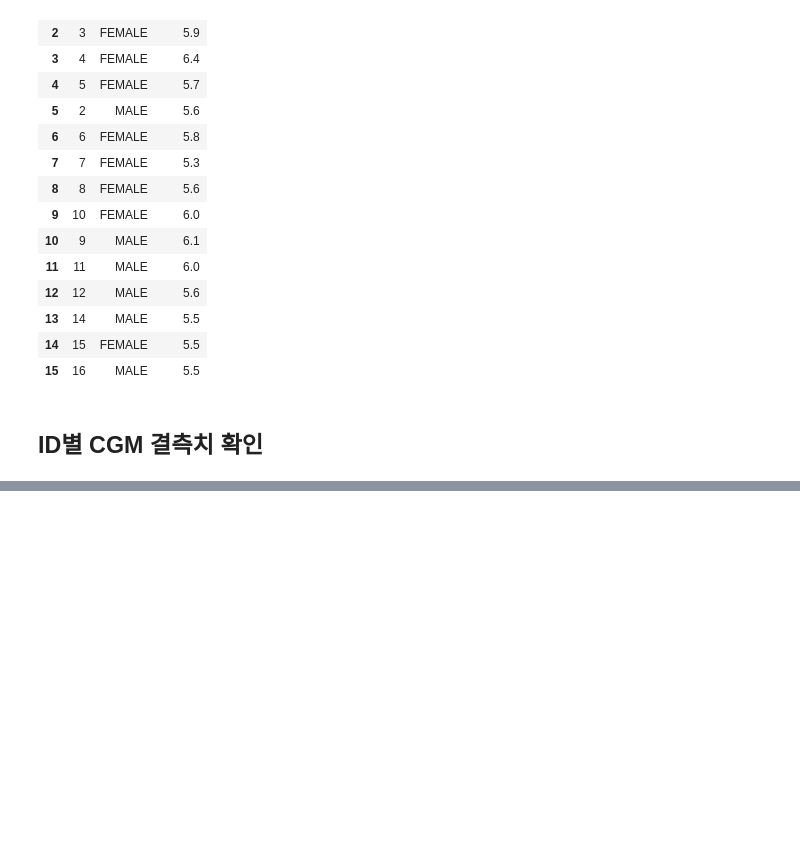
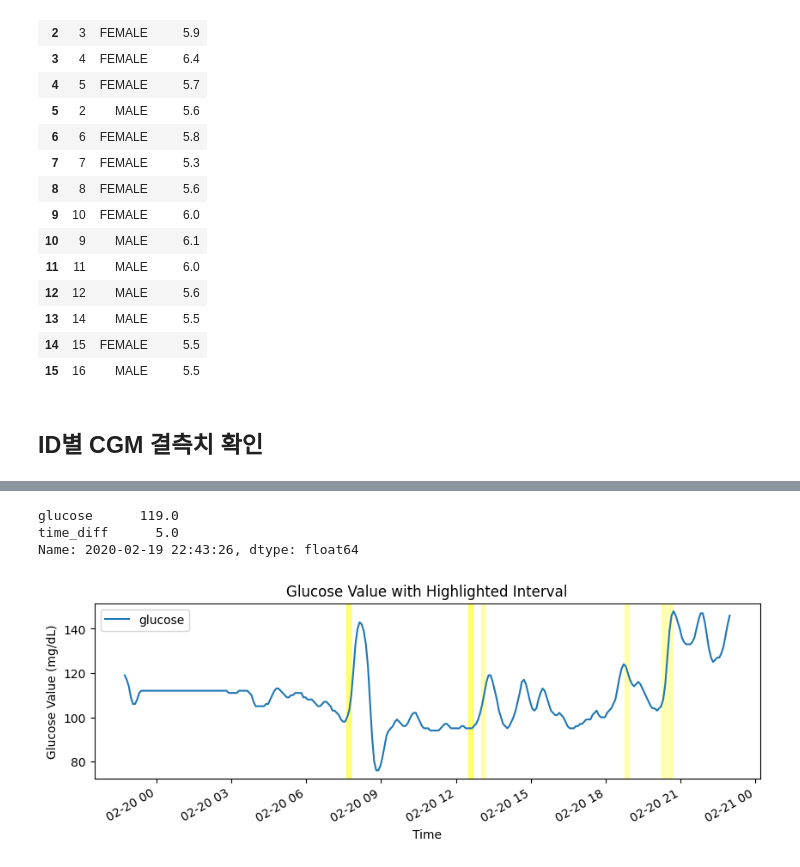
Before and after one commit to gjlee0802/engineering-digital-biomarkers, a Jupyter notebook: checking_cgm_missing_values.ipynb, the cells around one changed output, grey strips where cells are left out. Cells and saved outputs as stored; diff of their text form; code cells hidden in the pictures; blank space fills up the shorter version.

Commit message:
Update checking_cgm_missing_values.ipynb (CGM interpolation)

```diff
--- a/checking_cgm_missing_values.ipynb
+++ b/checking_cgm_missing_values.ipynb
@@ -75,0 +161,29 @@ datetime
+# %%
+fl_df = pd.read_csv('./big-ideas-lab-glycemic-variability-and-wearable-device-data-1.1.2/001/Food_Log_001.csv')
+
+fl_df['date']=pd.to_datetime(fl_df['date'])
+fl_df['time_begin']=pd.to_datetime(fl_df['time_begin'])
+# %%
+# 날짜 필터링
+filtered_df = dexcom_df[(dexcom_df.index >= '2020-02-19 22:43:26') & (dexcom_df.index <= '2020-02-20 22:59:59')]
+filtered_fl = fl_df[(fl_df['time_begin'] >= '2020-02-19 22:43:26') & (fl_df['time_begin'] <= '2020-02-20 22:59:59')]
+
+ax = filtered_df.plot(y='glucose', figsize=(10, 3), legend=True)
+print(filtered_df.iloc[0])
+
+for idx in range(len(filtered_fl)):
+    start_time = pd.Timestamp(filtered_fl.iloc[idx]['time_begin'])
+    end_time = start_time + pd.Timedelta(minutes=10)
+    plt.axvspan(start_time, end_time, color='yellow', alpha=0.3)
+
+plt.title('Glucose Value with Highlighted Interval')
+plt.xlabel('Time')
+plt.ylabel('Glucose Value (mg/dL)')
+
+# 그래프 출력
+plt.show()
+# %% [output]
+glucose      119.0
+time_diff      5.0
+Name: 2020-02-19 22:43:26, dtype: float64
+[figure, added]
```
Also changed, not shown: parts of 3 cells of this notebook.
